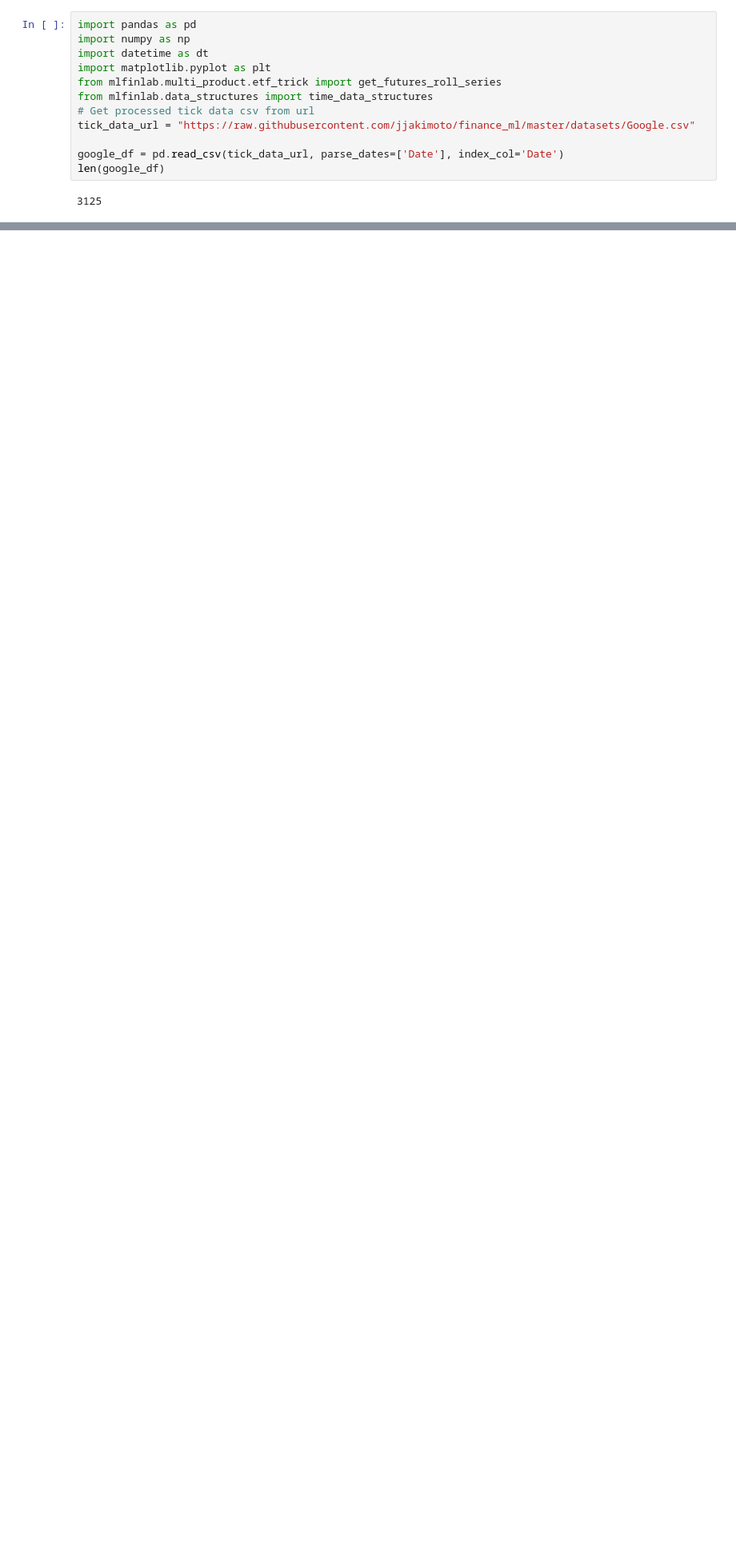
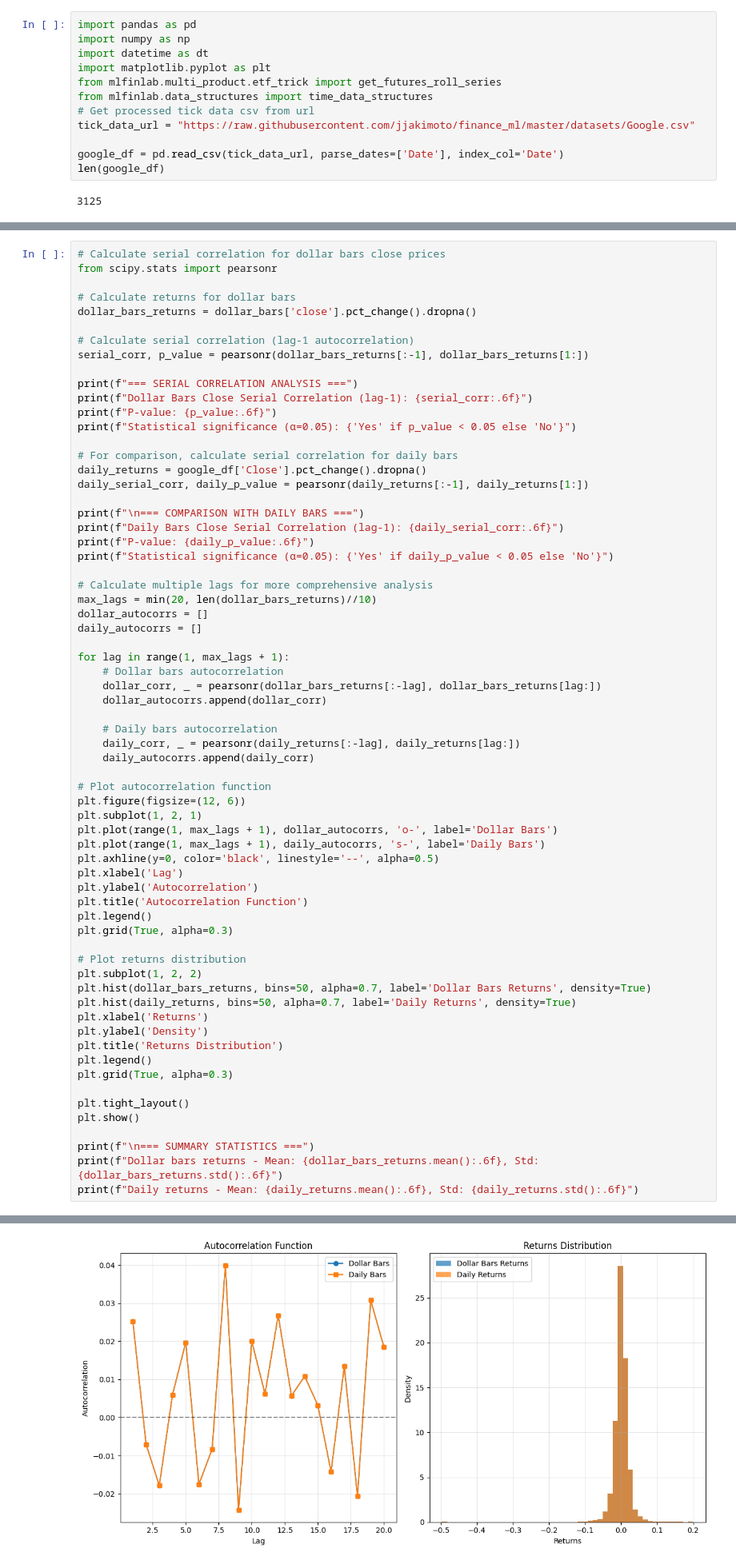
Before and after one commit to McSavage/MLFinLab, a Jupyter notebook: notebooks/FIN221_HW2_Google.ipynb, the cells around one changed output, grey strips where cells are left out. Shown at 80% size. Saved outputs shown, nothing was run; the diff lists cells and outputs as text; blank space fills up the shorter version.

Commit message:
update google data dollar bars example

```diff
--- a/notebooks/FIN221_HW2_Google.ipynb
+++ b/notebooks/FIN221_HW2_Google.ipynb
@@ -528,0 +139,67 @@ Position: 65.3% within bands
+# %%
+# Calculate serial correlation for dollar bars close prices
+from scipy.stats import pearsonr
+
+# Calculate returns for dollar bars
+dollar_bars_returns = dollar_bars['close'].pct_change().dropna()
+
+# Calculate serial correlation (lag-1 autocorrelation)
+serial_corr, p_value = pearsonr(dollar_bars_returns[:-1], dollar_bars_returns[1:])
+
+print(f"=== SERIAL CORRELATION ANALYSIS ===")
+print(f"Dollar Bars Close Serial Correlation (lag-1): {serial_corr:.6f}")
+print(f"P-value: {p_value:.6f}")
+print(f"Statistical significance (α=0.05): {'Yes' if p_value < 0.05 else 'No'}")
+
+# For comparison, calculate serial correlation for daily bars
+daily_returns = google_df['Close'].pct_change().dropna()
+daily_serial_corr, daily_p_value = pearsonr(daily_returns[:-1], daily_returns[1:])
+
+print(f"\n=== COMPARISON WITH DAILY BARS ===")
+print(f"Daily Bars Close Serial Correlation (lag-1): {daily_serial_corr:.6f}")
+print(f"P-value: {daily_p_value:.6f}")
+print(f"Statistical significance (α=0.05): {'Yes' if daily_p_value < 0.05 else 'No'}")
+
+# Calculate multiple lags for more comprehensive analysis
+max_lags = min(20, len(dollar_bars_returns)//10)
+dollar_autocorrs = []
+daily_autocorrs = []
+
+for lag in range(1, max_lags + 1):
+    # Dollar bars autocorrelation
+    dollar_corr, _ = pearsonr(dollar_bars_returns[:-lag], dollar_bars_returns[lag:])
+    dollar_autocorrs.append(dollar_corr)
+
+    # Daily bars autocorrelation
+    daily_corr, _ = pearsonr(daily_returns[:-lag], daily_returns[lag:])
+    daily_autocorrs.append(daily_corr)
+
+# Plot autocorrelation function
+plt.figure(figsize=(12, 6))
+plt.subplot(1, 2, 1)
+plt.plot(range(1, max_lags + 1), dollar_autocorrs, 'o-', label='Dollar Bars')
+plt.plot(range(1, max_lags + 1), daily_autocorrs, 's-', label='Daily Bars')
+plt.axhline(y=0, color='black', linestyle='--', alpha=0.5)
+plt.xlabel('Lag')
+plt.ylabel('Autocorrelation')
+plt.title('Autocorrelation Function')
+plt.legend()
+plt.grid(True, alpha=0.3)
+
+# Plot returns distribution
+plt.subplot(1, 2, 2)
+plt.hist(dollar_bars_returns, bins=50, alpha=0.7, label='Dollar Bars Returns', density=True)
+plt.hist(daily_returns, bins=50, alpha=0.7, label='Daily Returns', density=True)
+plt.xlabel('Returns')
+plt.ylabel('Density')
+plt.title('Returns Distribution')
+plt.legend()
+plt.grid(True, alpha=0.3)
+
+plt.tight_layout()
+plt.show()
+
+print(f"\n=== SUMMARY STATISTICS ===")
+print(f"Dollar bars returns - Mean: {dollar_bars_returns.mean():.6f}, Std: {dollar_bars_returns.std():.6f}")
+print(f"Daily returns - Mean: {daily_returns.mean():.6f}, Std: {daily_returns.std():.6f}")
+# %% [output]
@@ -528,0 +215 @@ Position: 65.3% within bands
+[figure, added]
```
Also changed, not shown: parts of 22 cells of this notebook.
